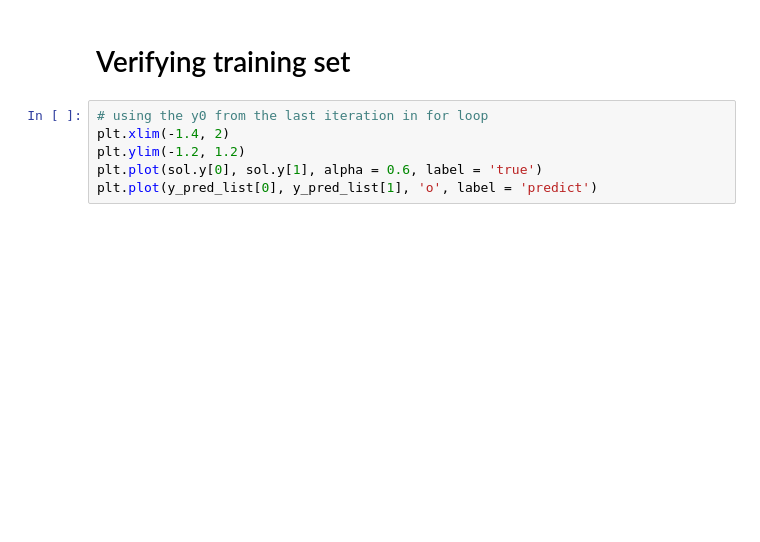
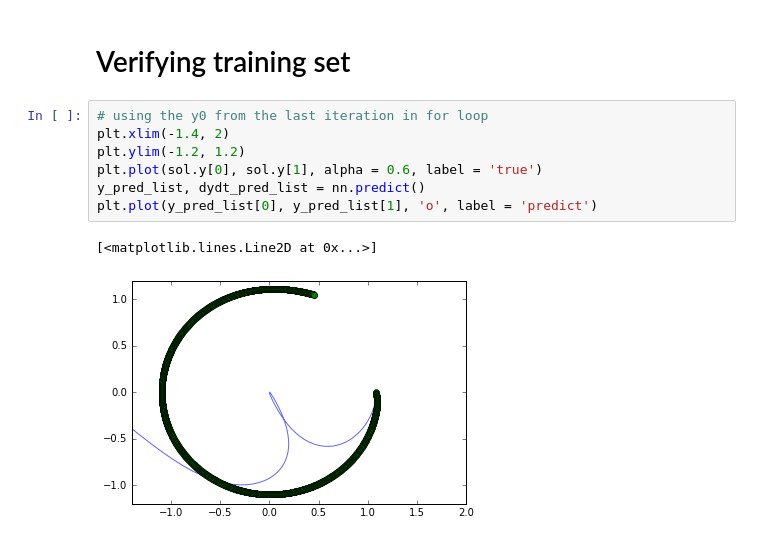
Before and after one commit to JiaweiZhuang/AM205_final, a Jupyter notebook: prototype/CHC/Asteroid_trial.ipynb, the cells around one changed output. Drawn from its saved outputs; the diff is of its cells as text; blank space fills up the shorter version.

```diff
--- a/prototype/CHC/Asteroid_trial.ipynb
+++ b/prototype/CHC/Asteroid_trial.ipynb
@@ -90,9 +111,13 @@ nn.reset_weights()
 # %%
 # using the y0 from the last iteration in for loop
 plt.xlim(-1.4, 2)
 plt.ylim(-1.2, 1.2)
 plt.plot(sol.y[0], sol.y[1], alpha = 0.6, label = 'true')
+y_pred_list, dydt_pred_list = nn.predict()
 plt.plot(y_pred_list[0], y_pred_list[1], 'o', label = 'predict')
+# %% [output]
+[<matplotlib.lines.Line2D at 0x...>]
+[figure, added]
 # %%
 y_pred_list, dydt_pred_list = nn.predict()
 # scipy sol
```
Also changed, not shown: parts of 4 cells of this notebook.
